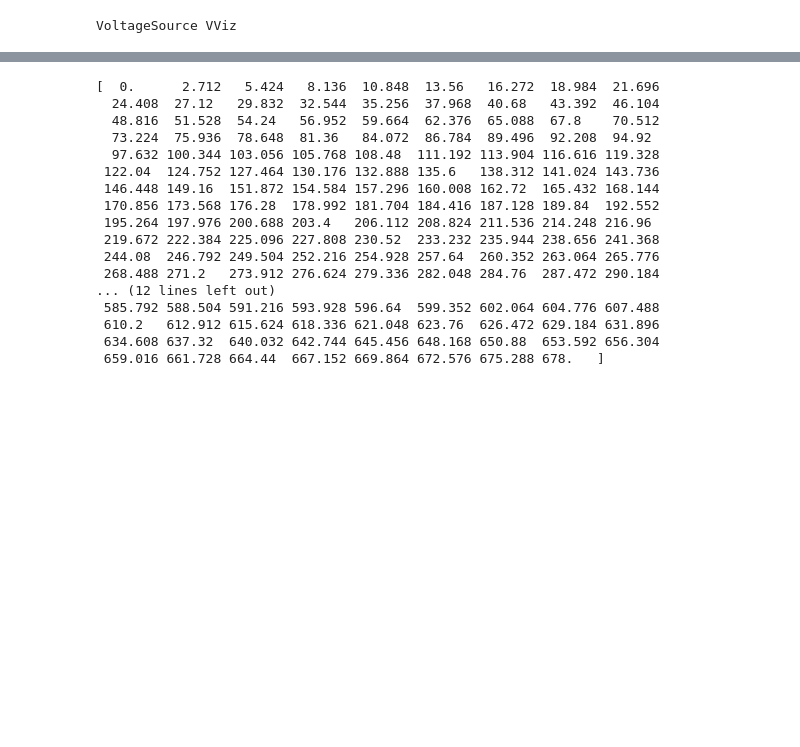
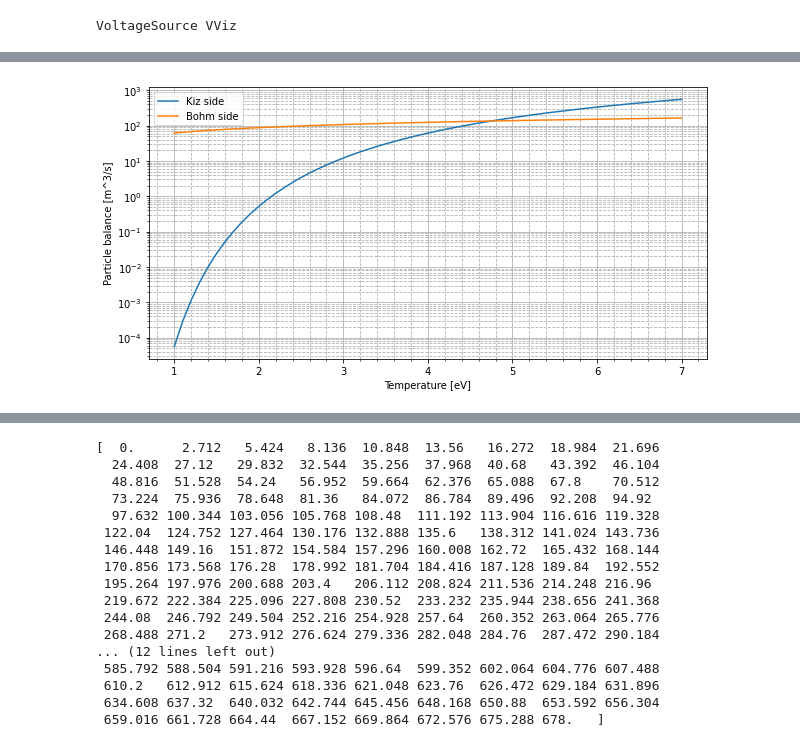
Before and after one commit to dsamsonov1/rf_plasma_impedance, a Jupyter notebook: rf_discharge_2.ipynb, the cells around one changed output, grey strips where cells are left out. Cells and saved outputs as stored; diff of their text form; code cells hidden in the pictures; blank space fills up the shorter version.

```diff
--- a/rf_discharge_2.ipynb
+++ b/rf_discharge_2.ipynb
@@ -345,0 +321,42 @@ print(np.array(ret['5']))
+# %%
+##############
+# Определение Te
+##############
+
+def Kiz_novect(Te):
+#    res = np.multiply(np.multiply(2.34e-14, pow(Te, 0.59)), np.exp(-17.44/Te))
+    res = 2.34e-14*Te**0.59*np.exp(-17.44/Te)
+#    res = 2.9e-14*Te**0.50*np.exp(-17.8/Te)
+    return(res)
+Kiz = np.vectorize(Kiz_novect, otypes=[float])
+
+def u_Bohm_novect(Te):
+    res = np.sqrt(qe*Te/Mi)
+    return res
+u_Bohm = np.vectorize(u_Bohm_novect, otypes=[float])
+
+en_range = np.arange(1, 7.1, 0.1)
+val_Kiz_side = Vp*ng*Kiz(en_range)
+val_Bohm_side = (Ae + Ag)*u_Bohm(en_range)
+
+#print(val_Kiz)
+#print(Kiz_vect(3))
+#print(en_range)
+#print(f'Ae + Ag = {Ae + Ag}')
+fig = plt.figure(figsize=(10, 5))
+ax = fig.add_subplot(1, 1, 1)
+minor_ticks = np.arange(0, 101, 4)
+ax.set_xticks(minor_ticks, minor=True)
+plt.plot(en_range, val_Kiz_side, label='Kiz side')
+plt.plot(en_range, val_Bohm_side, label='Bohm side')
+plt.grid(which='minor', linestyle='--')
+plt.grid(which='major', linestyle='-')
+plt.minorticks_on()
+#plt.plot(en_range, val_Bohm_side-val_Kiz_side, label='difference')
+plt.yscale('log')
+plt.xlabel('Temperature [eV]')
+plt.ylabel('Particle balance [m^3/s]')
+plt.legend()
+plt.show()
+# %% [output]
+[figure, added]
```
Also changed, not shown: parts of 14 cells of this notebook.
